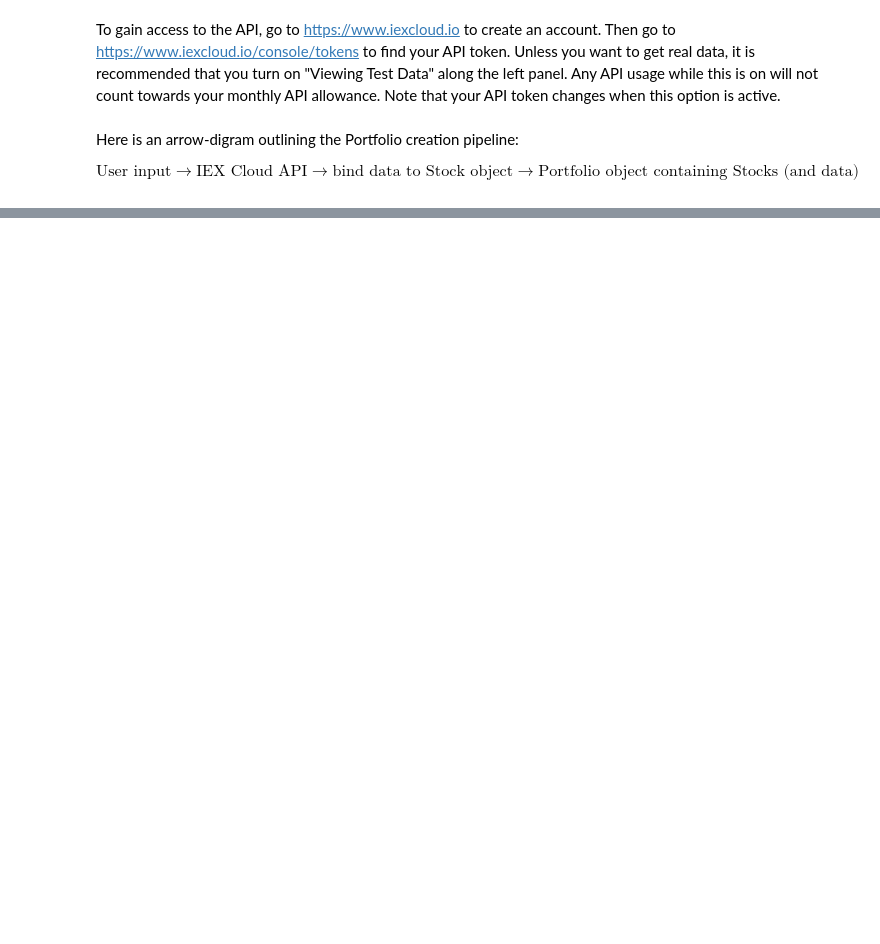
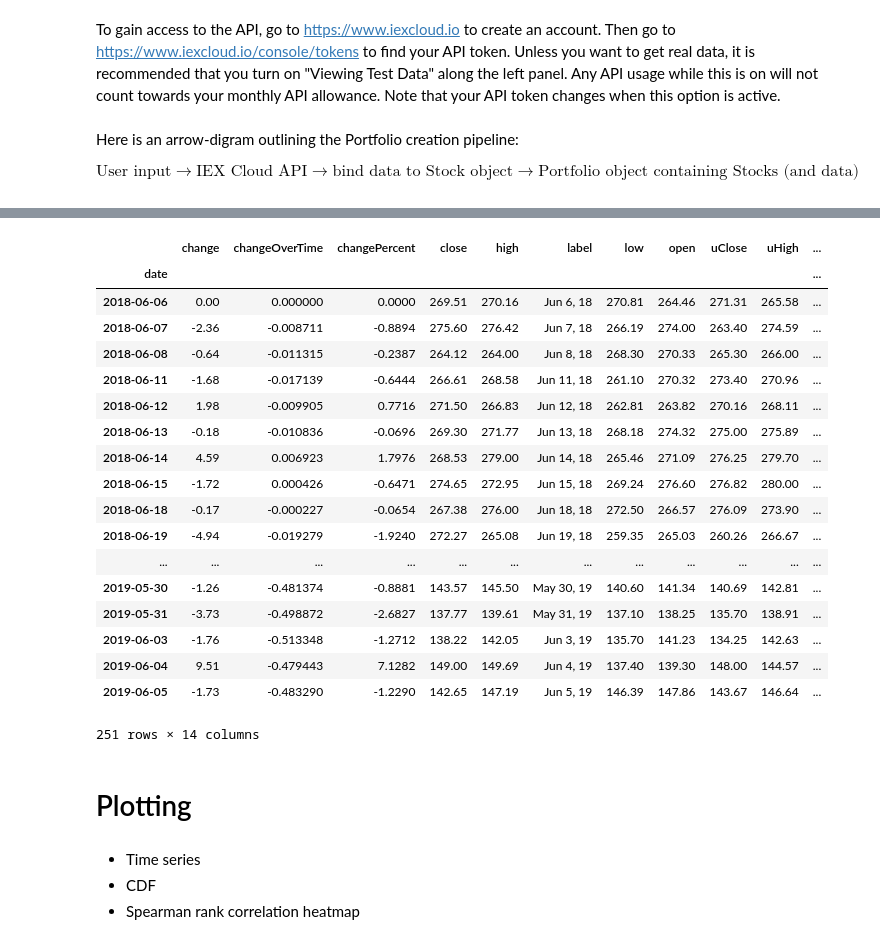
Before and after one commit to Hesiod-Labs/HYPAR, a Jupyter notebook: hypar-app.ipynb, the cells around one changed output, grey strips where cells are left out. Saved outputs shown, nothing was run; the diff lists cells and outputs as text; code cells hidden in the pictures; blank space fills up the shorter version.

```diff
--- a/hypar-app.ipynb
+++ b/hypar-app.ipynb
@@ -33,0 +35,28 @@ Type the numbers corresponding to the data of interest (separate with comma):
+# %%
+p.get_stock('NVDA').price_data
+# %% [output]
+|  | change | changeOverTime | changePercent | close | high | label | low | open | uClose | uHigh | ... |
+| date |  |  |  |  |  |  |  |  |  |  | ... |
+| 2018-06-06 | 0.00 | 0.000000 | 0.0000 | 269.51 | 270.16 | Jun 6, 18 | 270.81 | 264.46 | 271.31 | 265.58 | ... |
+| 2018-06-07 | -2.36 | -0.008711 | -0.8894 | 275.60 | 276.42 | Jun 7, 18 | 266.19 | 274.00 | 263.40 | 274.59 | ... |
+| 2018-06-08 | -0.64 | -0.011315 | -0.2387 | 264.12 | 264.00 | Jun 8, 18 | 268.30 | 270.33 | 265.30 | 266.00 | ... |
+| 2018-06-11 | -1.68 | -0.017139 | -0.6444 | 266.61 | 268.58 | Jun 11, 18 | 261.10 | 270.32 | 273.40 | 270.96 | ... |
+| 2018-06-12 | 1.98 | -0.009905 | 0.7716 | 271.50 | 266.83 | Jun 12, 18 | 262.81 | 263.82 | 270.16 | 268.11 | ... |
+| 2018-06-13 | -0.18 | -0.010836 | -0.0696 | 269.30 | 271.77 | Jun 13, 18 | 268.18 | 274.32 | 275.00 | 275.89 | ... |
+| 2018-06-14 | 4.59 | 0.006923 | 1.7976 | 268.53 | 279.00 | Jun 14, 18 | 265.46 | 271.09 | 276.25 | 279.70 | ... |
+| 2018-06-15 | -1.72 | 0.000426 | -0.6471 | 274.65 | 272.95 | Jun 15, 18 | 269.24 | 276.60 | 276.82 | 280.00 | ... |
+| 2018-06-18 | -0.17 | -0.000227 | -0.0654 | 267.38 | 276.00 | Jun 18, 18 | 272.50 | 266.57 | 276.09 | 273.90 | ... |
+| 2018-06-19 | -4.94 | -0.019279 | -1.9240 | 272.27 | 265.08 | Jun 19, 18 | 259.35 | 265.03 | 260.26 | 266.67 | ... |
+| ... | ... | ... | ... | ... | ... | ... | ... | ... | ... | ... | ... |
+| 2019-05-30 | -1.26 | -0.481374 | -0.8881 | 143.57 | 145.50 | May 30, 19 | 140.60 | 141.34 | 140.69 | 142.81 | ... |
+| 2019-05-31 | -3.73 | -0.498872 | -2.6827 | 137.77 | 139.61 | May 31, 19 | 137.10 | 138.25 | 135.70 | 138.91 | ... |
+| 2019-06-03 | -1.76 | -0.513348 | -1.2712 | 138.22 | 142.05 | Jun 3, 19 | 135.70 | 141.23 | 134.25 | 142.63 | ... |
+| 2019-06-04 | 9.51 | -0.479443 | 7.1282 | 149.00 | 149.69 | Jun 4, 19 | 137.40 | 139.30 | 148.00 | 144.57 | ... |
+| 2019-06-05 | -1.73 | -0.483290 | -1.2290 | 142.65 | 147.19 | Jun 5, 19 | 146.39 | 147.86 | 143.67 | 146.64 | ... |
+251 rows × 14 columns
+# %% [markdown]
+# Plotting
+# %% [markdown]
+* Time series
+* CDF
+* Spearman rank correlation heatmap
```
Also changed, not shown: parts of 16 cells of this notebook, 3 other files.
